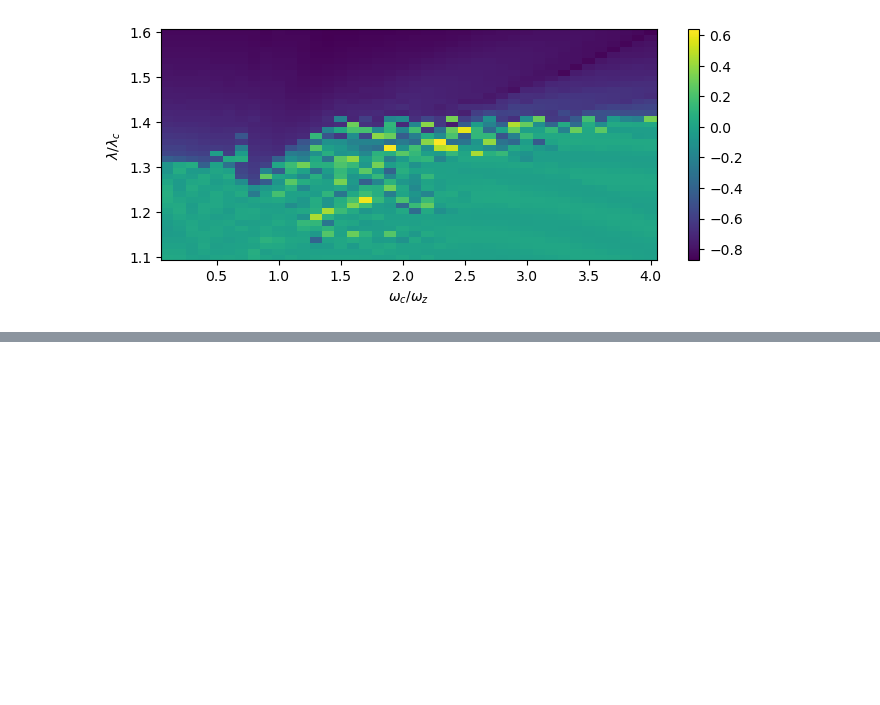
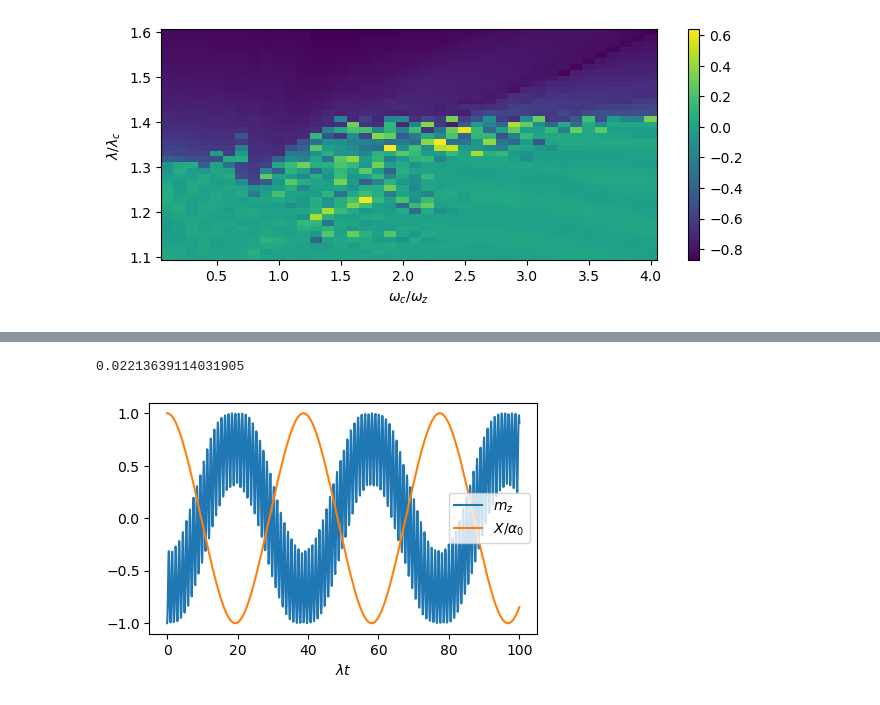
Before and after one commit to chuan97/dicke-dynamics, a Jupyter notebook: non_dissipative.ipynb, the cells around one changed output, grey strips where cells are left out. Drawn from its saved outputs; the diff is of its cells as text; code cells hidden in the pictures; blank space fills up the shorter version.

```diff
--- a/non_dissipative.ipynb
+++ b/non_dissipative.ipynb
@@ -68,6 +68,16 @@ def Dicke_P2_cavdis_eqsmot(t, mxp, wz, wc, lam, kappa, N):
     dmxp[2] = 2*lam/np.sqrt(N)*mxp[3]*mxp[1] + 4*lam**2/wc*mxp[0]*mxp[1]
     dmxp[3] = -wc*mxp[4] - kappa*mxp[3]
     dmxp[4] = wc*mxp[3] + N*2*lam/np.sqrt(N)*mxp[0] - kappa*mxp[4]
+
+    return dmxp
+
+def Dicke_P2_classical_eqsmot(t, mxp, wz, wc, lam, kappa):
+    dmxp = np.empty(mxp.shape)
+    dmxp[0] = -wz*mxp[1]
+    dmxp[1] = wz*mxp[0] - 2*lam*mxp[3]*mxp[2] - 4*lam**2/wc*mxp[0]*mxp[2]
+    dmxp[2] = 2*lam*mxp[3]*mxp[1] + 4*lam**2/wc*mxp[0]*mxp[1]
+    dmxp[3] = -wc*mxp[4] - kappa*mxp[3]
+    dmxp[4] = wc*mxp[3] + 2*lam*mxp[0] - kappa*mxp[4]
 
     return dmxp
 
@@ -905,0 +1031,26 @@ plt.show()
+# %%
+plt.rcParams['figure.figsize'] = (5, 3)
+
+wz = 1
+wc = 0.1 * wz
+lamc = 0.5 * np.sqrt(wc * wz)
+lam = 2 * lamc
+
+tmax = 100 / lam
+
+m0 = np.array([-1, 0, 0, 2*lam/wc, 0]) # equilibrium state (ground state) in the deep superradiant phase
+
+t_eval = np.linspace(0, tmax, 1000)
+max_step = 0.01
+sol = solve_ivp(Dicke_P2_classical_eqsmot, (0, tmax), m0, method='RK45', args=(wz, wc, lam, 0), t_eval=t_eval, max_step=max_step)
+# %%
+print(np.average(sol.y[0]))
+
+plt.plot(sol.t * lam, sol.y[0], label=r'$m_z$')
+plt.plot(sol.t * lam, 0.5 * sol.y[3] / lam * wc, label=r'$X/\alpha_0$')
+plt.xlabel(r'$\lambda t$')
+plt.legend()
+plt.show()
+# %% [output]
+0.02213639114031905
+[figure, added]
```
Also changed, not shown: parts of 8 cells of this notebook.
